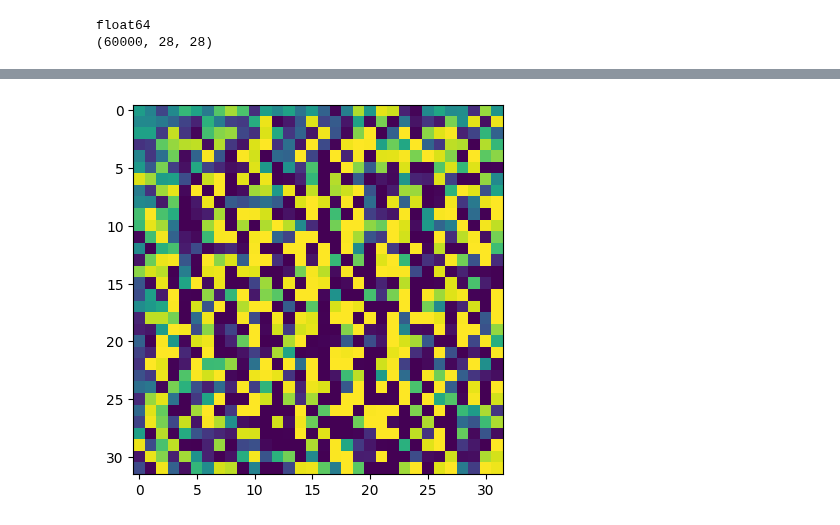
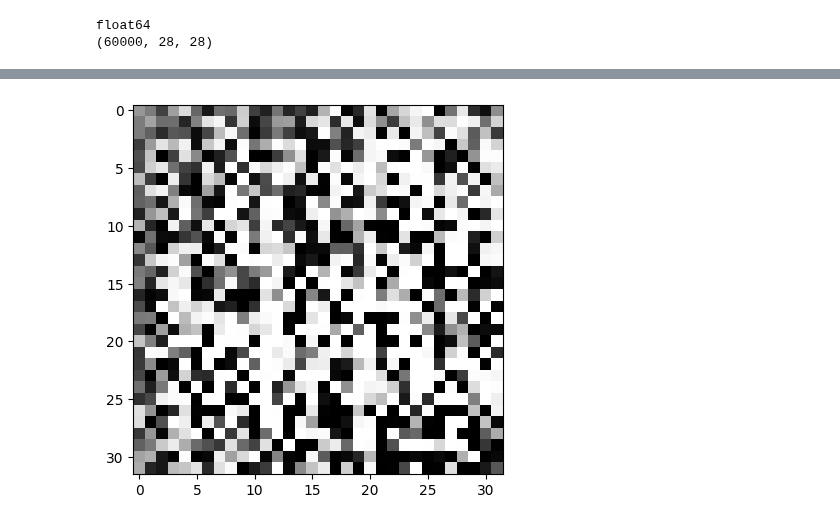
Before and after one commit to Maxxx-VS/The-Founder, a Jupyter notebook: 35_4_GAN_MNIST_fashion.ipynb, the cells around one changed output, grey strips where cells are left out. Cells and saved outputs as stored; diff of their text form; code cells hidden in the pictures.

```diff
--- a/35_4_GAN_MNIST_fashion.ipynb
+++ b/35_4_GAN_MNIST_fashion.ipynb
@@ -229,10 +229,10 @@ Model: "sequential_1"
 # %%
 noise = np.random.normal(-1,1,(1,LATENT_DIM))
 img = generator(noise)
-plt.imshow(img[0,:,:,0])
+plt.imshow(img[0,:,:,0], cmap=plt.cm.binary)
 plt.show()
 # %% [output]
-[figure, old version]
+[figure, new version]
 # %%
 optimizer_G = tf.keras.optimizers.RMSprop(learning_rate=.0001)
 optimizer_D = tf.keras.optimizers.RMSprop(learning_rate=.0001)
```
Also changed, not shown: parts of 15 cells of this notebook.
